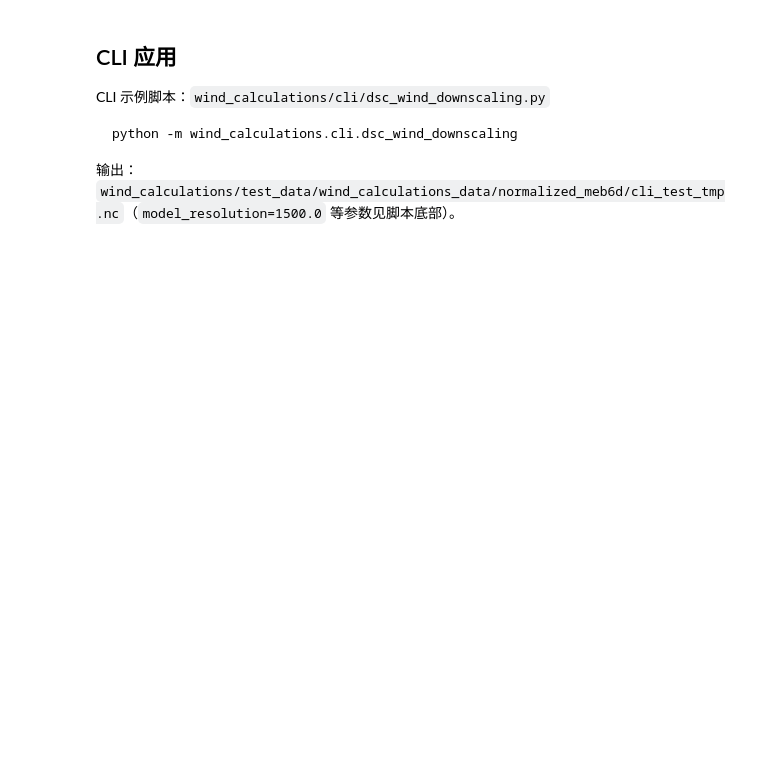
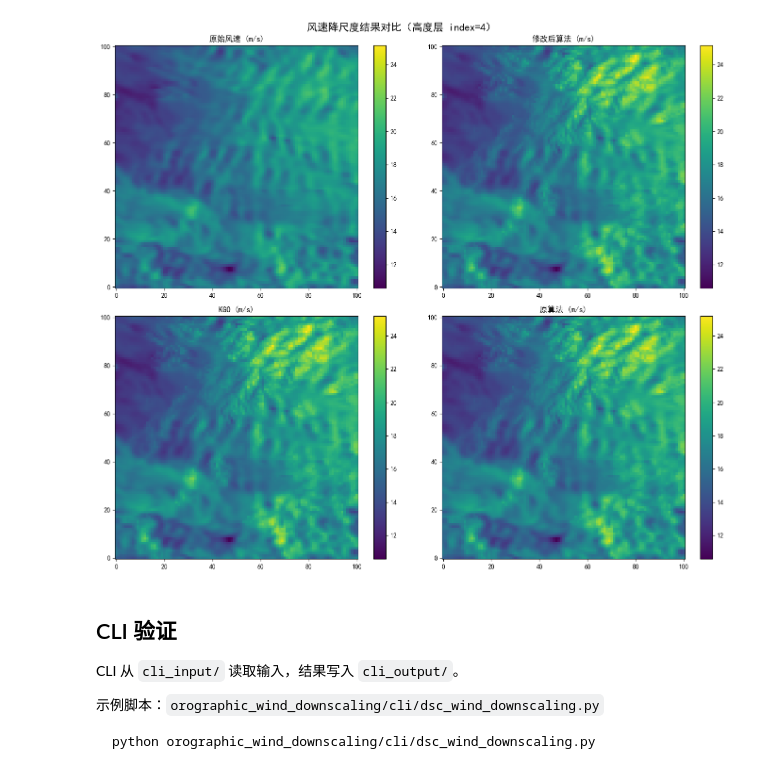
Before and after one commit to guoyunqian/NIMM_pip_repos, a Jupyter notebook: 00temp/orographic_wind_downscaling/nbs/official_data_wind_calculations.ipynb, the cells around one changed output. Drawn from its saved outputs; the diff is of its cells as text; code cells hidden in the pictures; blank space fills up the shorter version.

````diff
--- a/00temp/orographic_wind_downscaling/nbs/official_data_wind_calculations.ipynb
+++ b/00temp/orographic_wind_downscaling/nbs/official_data_wind_calculations.ipynb
@@ -716,9 +268,52 @@ print(f"原算法 vs 官方预期 - 平均绝对误差: {np.abs(diff_original_of
+# %%
+def _to_plot_ready(arr):
+    data = to_spatial_values(arr)
+    if data.ndim == 3:
+        mid = data.shape[0] // 2
+        return data[mid], mid
+    return data, None
+
+
+def plot_four_panel(wind_speed, modified, kgo, original, *, title: str):
+    ws, mid = _to_plot_ready(wind_speed)
+    mod, _ = _to_plot_ready(modified)
+    kgo2d, _ = _to_plot_ready(kgo)
+    orig, _ = _to_plot_ready(original)
+    if mid is not None:
+        mod, kgo2d, orig = mod, kgo2d, orig
+        suffix = f"（高度层 index={mid}）"
+    else:
+        suffix = ""
+    panels = [ws, mod, kgo2d, orig]
+    vmin = min(p.min() for p in panels)
+    vmax = max(p.max() for p in panels)
+    fig, axes = plt.subplots(2, 2, figsize=(14, 12))
+    fig.suptitle(f"{title}{suffix}", fontsize=16)
+    labels = ["原始风速", "修改后算法", "KGO", "原算法"]
+    for ax, arr, label in zip(axes.ravel(), panels, labels):
+        im = ax.imshow(arr, cmap="viridis", origin="lower", vmin=vmin, vmax=vmax)
+        ax.set_title(f"{label} (m/s)")
+        plt.colorbar(im, ax=ax, fraction=0.046)
+    plt.tight_layout()
+    plt.show()
+
+
+plot_four_panel(
+    wind_speed_da,
+    modified_da,
+    kgo_da,
+    original_da,
+    title="风速降尺度结果对比",
+)
+# %% [output]
+[figure, added]
 # %% [markdown]
-## CLI 应用
-CLI 示例脚本：`wind_calculations/cli/dsc_wind_downscaling.py`
+## CLI 验证
+
+CLI 从 `cli_input/` 读取输入，结果写入 `cli_output/`。
+
+示例脚本：`orographic_wind_downscaling/cli/dsc_wind_downscaling.py`
 
 ```powershell
-python -m wind_calculations.cli.dsc_wind_downscaling
+python orographic_wind_downscaling/cli/dsc_wind_downscaling.py
 ```
-
-输出：`wind_calculations/test_data/wind_calculations_data/normalized_meb6d/cli_test_tmp.nc`（`model_resolution=1500.0` 等参数见脚本底部）。
````
Also changed, not shown: parts of 24 cells of this notebook, 20 other files.
